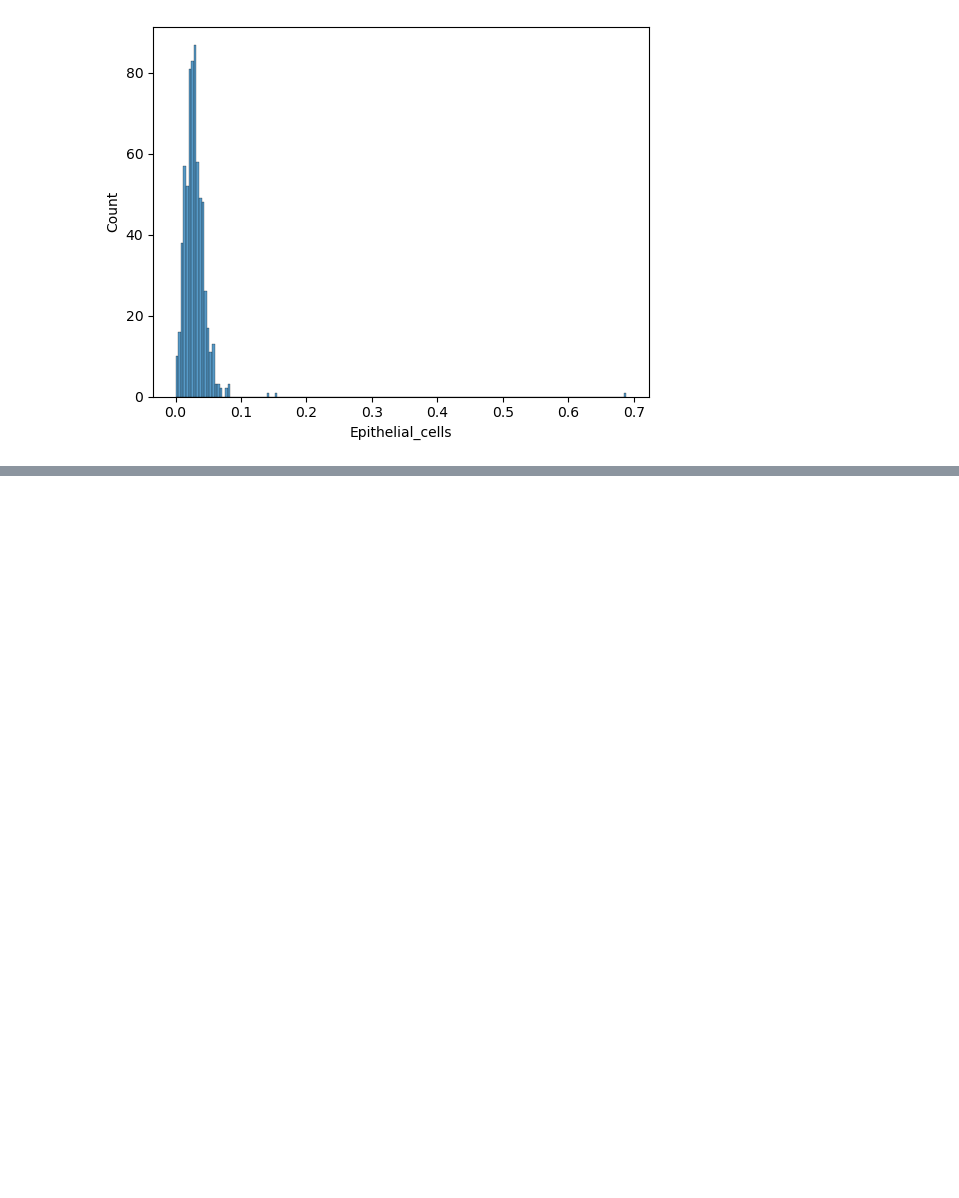
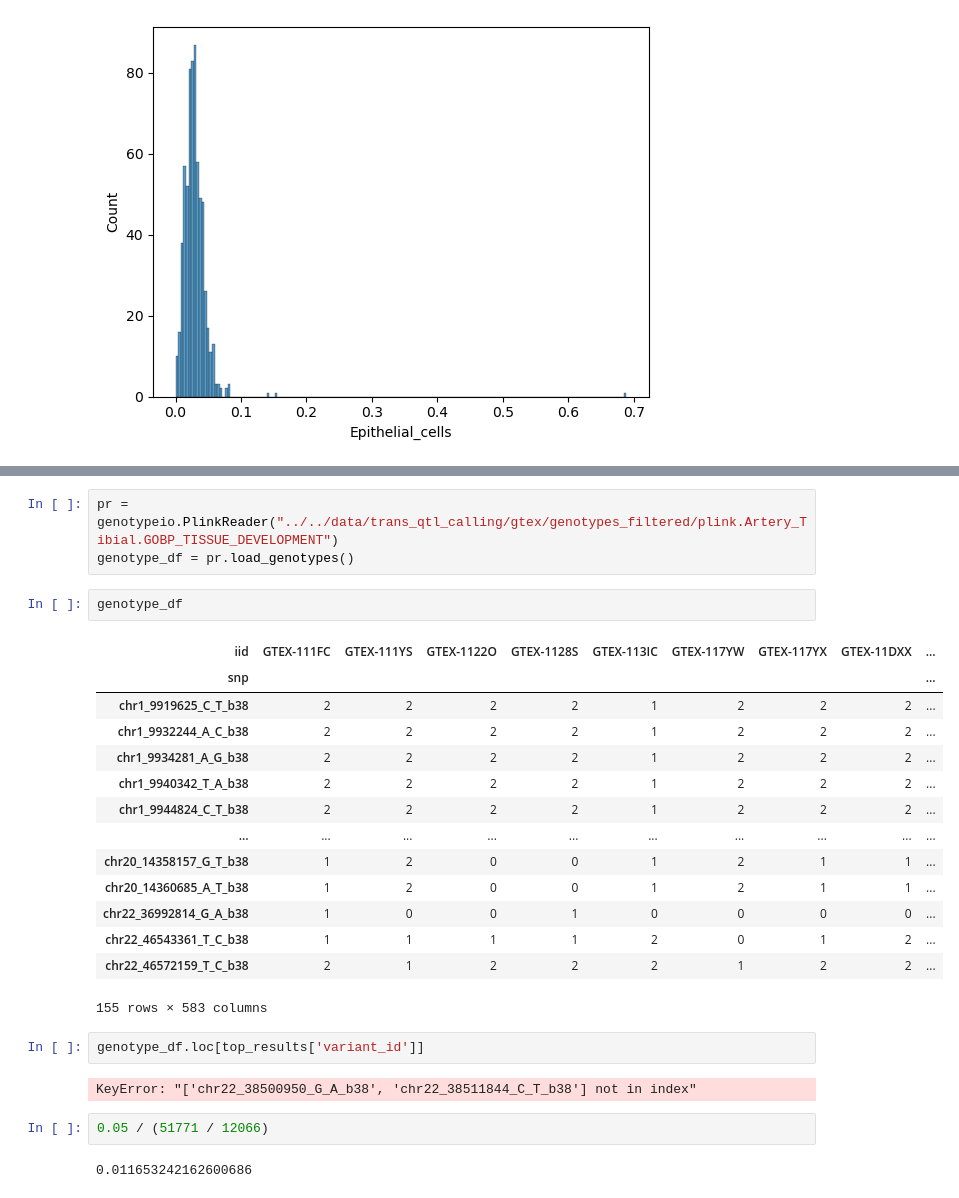
Before and after one commit to jmp448/hdcQTL, a Jupyter notebook: code/trans_qtl_calling/Untitled.ipynb, the cells around one changed output, grey strips where cells are left out. Saved outputs shown, nothing was run; the diff lists cells and outputs as text; blank space fills up the shorter version.

```diff
--- a/code/trans_qtl_calling/Untitled.ipynb
+++ b/code/trans_qtl_calling/Untitled.ipynb
@@ -227,0 +292,28 @@ sns.histplot(artery_proportions.loc['Epithelial_cells'])
+# %%
+pr = genotypeio.PlinkReader("../../data/trans_qtl_calling/gtex/genotypes_filtered/plink.Artery_Tibial.GOBP_TISSUE_DEVELOPMENT")
+genotype_df = pr.load_genotypes()
+# %%
+genotype_df
+# %% [output]
+| iid | GTEX-111FC | GTEX-111YS | GTEX-1122O | GTEX-1128S | GTEX-113IC | GTEX-117YW | GTEX-117YX | GTEX-11DXX | ... |
+| snp |  |  |  |  |  |  |  |  | ... |
+| chr1_9919625_C_T_b38 | 2 | 2 | 2 | 2 | 1 | 2 | 2 | 2 | ... |
+| chr1_9932244_A_C_b38 | 2 | 2 | 2 | 2 | 1 | 2 | 2 | 2 | ... |
+| chr1_9934281_A_G_b38 | 2 | 2 | 2 | 2 | 1 | 2 | 2 | 2 | ... |
+| chr1_9940342_T_A_b38 | 2 | 2 | 2 | 2 | 1 | 2 | 2 | 2 | ... |
+| chr1_9944824_C_T_b38 | 2 | 2 | 2 | 2 | 1 | 2 | 2 | 2 | ... |
+| ... | ... | ... | ... | ... | ... | ... | ... | ... | ... |
+| chr20_14358157_G_T_b38 | 1 | 2 | 0 | 0 | 1 | 2 | 1 | 1 | ... |
+| chr20_14360685_A_T_b38 | 1 | 2 | 0 | 0 | 1 | 2 | 1 | 1 | ... |
+| chr22_36992814_G_A_b38 | 1 | 0 | 0 | 1 | 0 | 0 | 0 | 0 | ... |
+| chr22_46543361_T_C_b38 | 1 | 1 | 1 | 1 | 2 | 0 | 1 | 2 | ... |
+| chr22_46572159_T_C_b38 | 2 | 1 | 2 | 2 | 2 | 1 | 2 | 2 | ... |
+155 rows × 583 columns
+# %%
+genotype_df.loc[top_results['variant_id']]
+# %% [output]
+KeyError: "['chr22_38500950_G_A_b38', 'chr22_38511844_C_T_b38'] not in index"
+# %%
+0.05 / (51771 / 12066)
+# %% [output]
+0.011653242162600686
```
Also changed, not shown: parts of 13 cells of this notebook, 4 other files.
